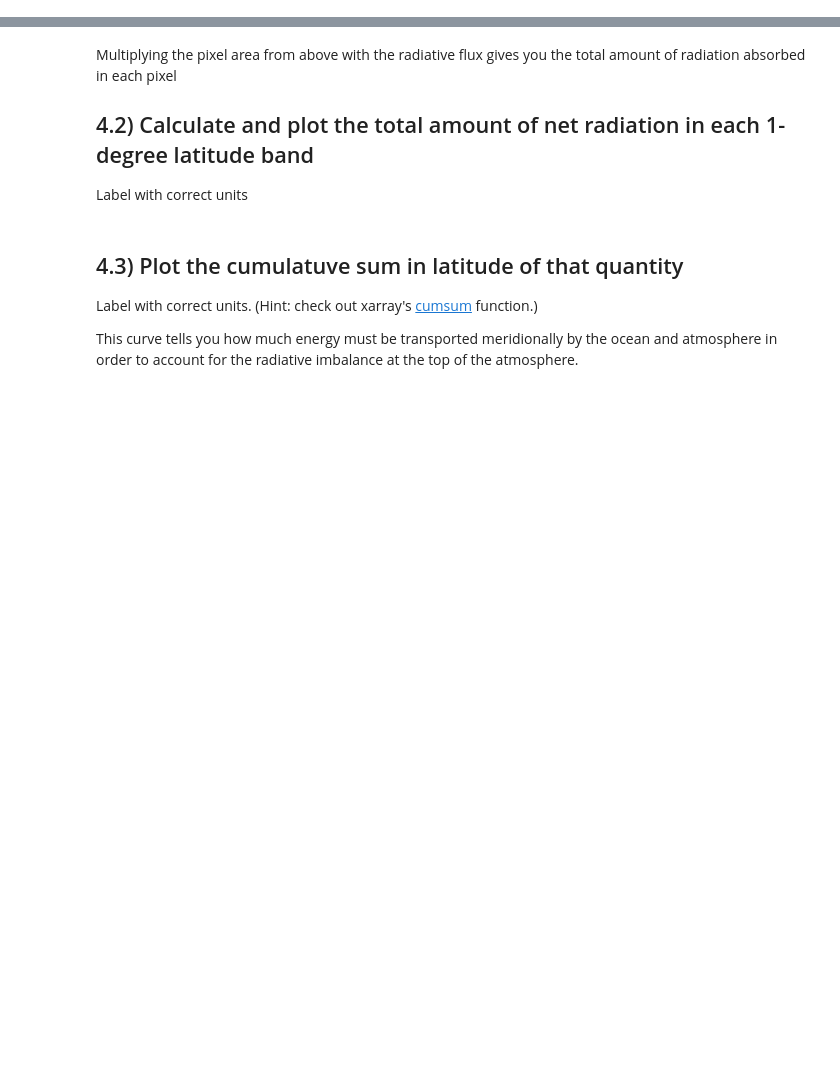
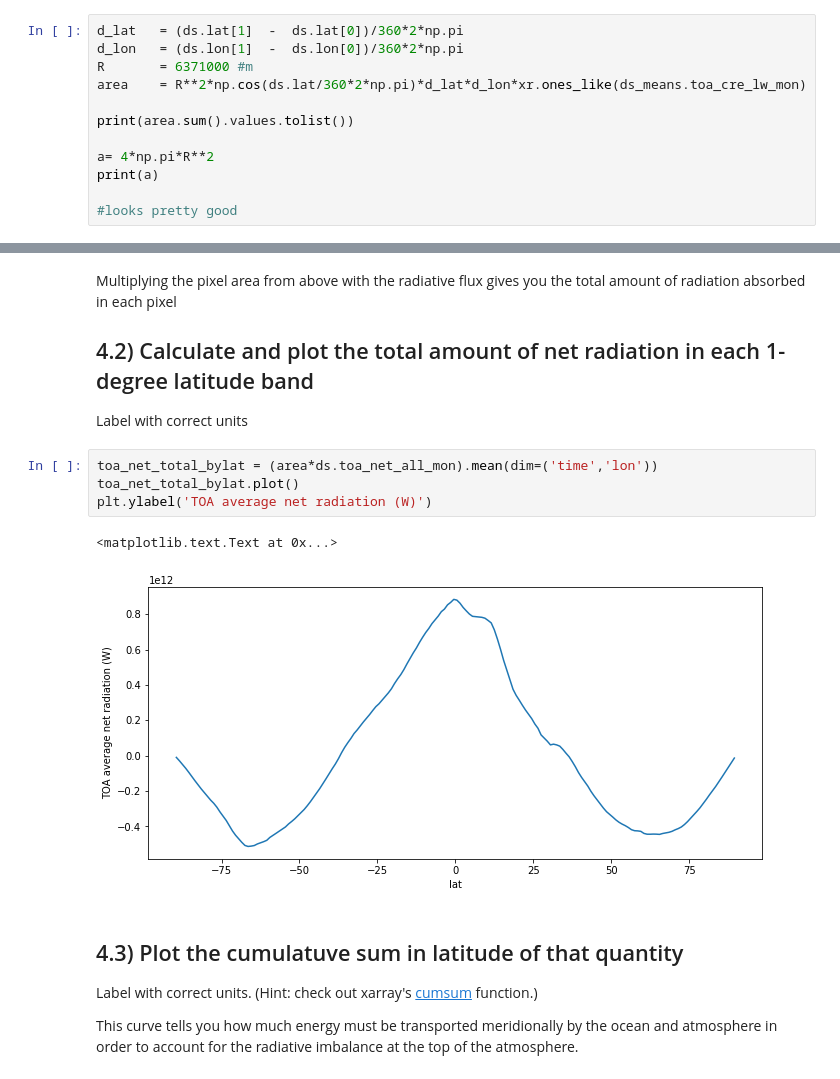
Before and after one commit to djk2120/Assignment_2, a Jupyter notebook: Assignment_8/Assignment_8.ipynb, the cells around one changed output, grey strips where cells are left out. Drawn from its saved outputs; the diff is of its cells as text; blank space fills up the shorter version.

```diff
--- a/Assignment_8/Assignment_8.ipynb
+++ b/Assignment_8/Assignment_8.ipynb
@@ -181,3 +187,15 @@ where $d\lambda$ and $d\varphi$ are the spacing of the points in latitude and lo
 ## 4.1) calculate the pixel area using this formula and create a 2D (lon, lat) DataArray for it
 
 (Xarray's `ones_like` function can help you easily create and broadcast DataArrays.) Verify that the sum of all the pixels equals the Earth's true surface area as evaluated using the formula for the area of a sphere (yes, I know the Earth is not a sphere...it's just a homework problem).
+# %%
+d_lat   = (ds.lat[1]  -  ds.lat[0])/360*2*np.pi
+d_lon   = (ds.lon[1]  -  ds.lon[0])/360*2*np.pi
+R       = 6371000 #m
+area    = R**2*np.cos(ds.lat/360*2*np.pi)*d_lat*d_lon*xr.ones_like(ds_means.toa_cre_lw_mon)
+
+print(area.sum().values.tolist())
+
+a= 4*np.pi*R**2
+print(a)
+
+#looks pretty good
@@ -187,6 +208,13 @@ Multiplying the pixel area from above with the radiative flux gives you the tota
 ## 4.2) Calculate and plot the total amount of net radiation in each 1-degree latitude band
 
 Label with correct units
+# %%
+toa_net_total_bylat = (area*ds.toa_net_all_mon).mean(dim=('time','lon'))
+toa_net_total_bylat.plot()
+plt.ylabel('TOA average net radiation (W)')
+# %% [output]
+<matplotlib.text.Text at 0x...>
+[figure, added]
 # %% [markdown]
 ## 4.3) Plot the cumulatuve sum in latitude of that quantity
 
```
Also changed, not shown: parts of 16 cells of this notebook.
